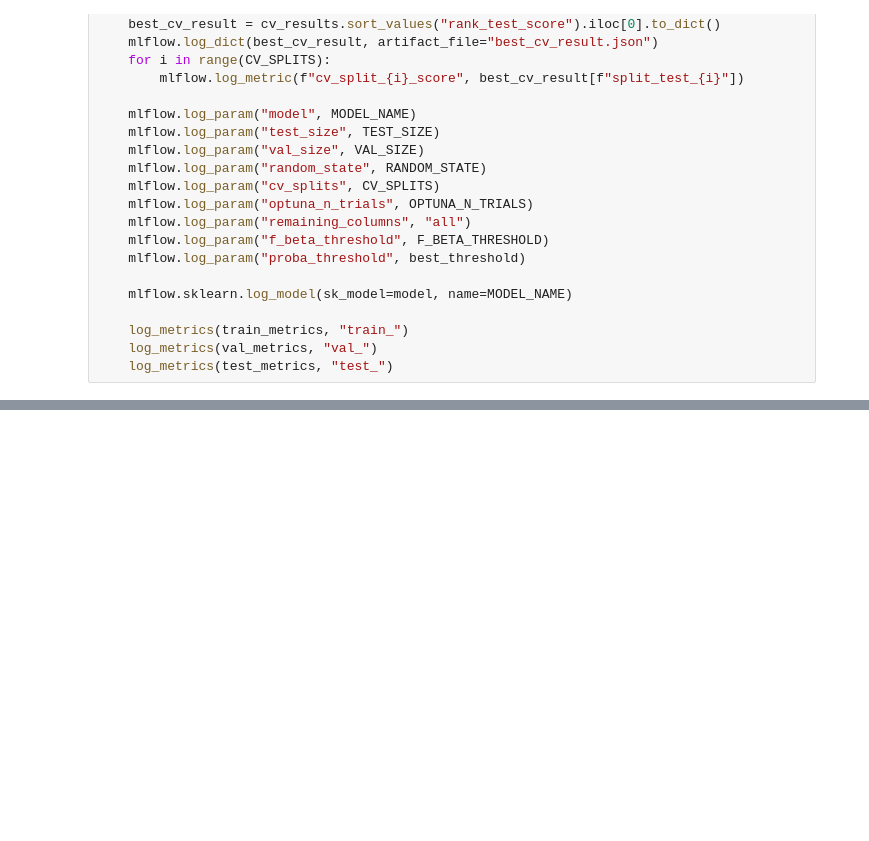
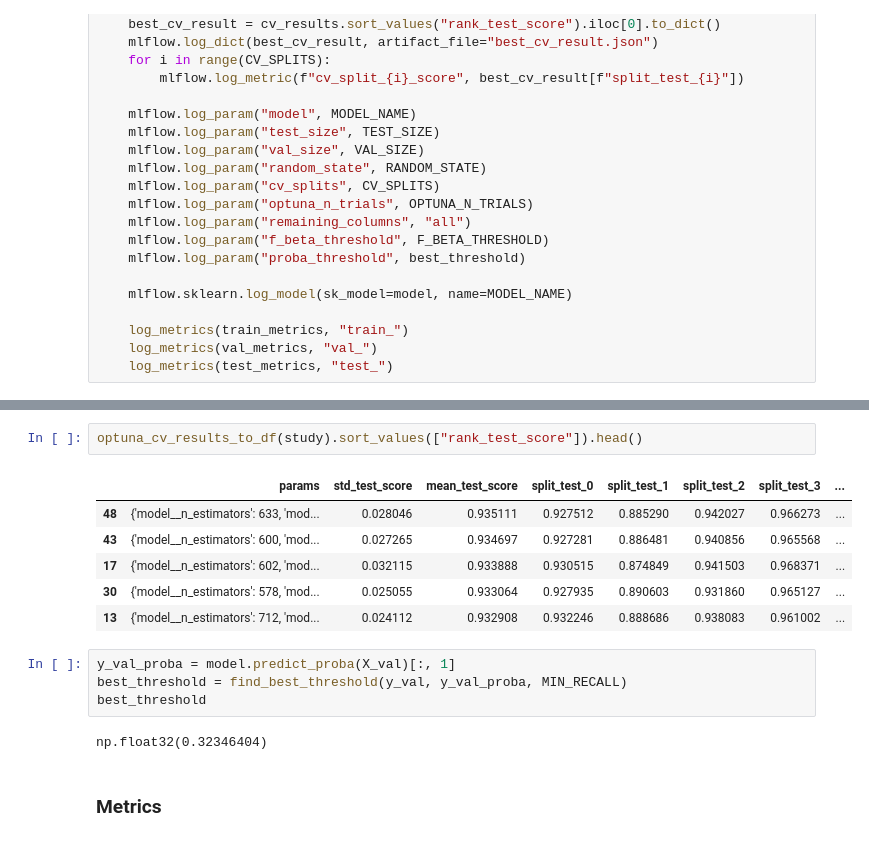
Before and after one commit to Lymuthien/heart_failure, a Jupyter notebook: notebooks/5.1-xgboost.ipynb, the cells around one changed output, grey strips where cells are left out. Saved outputs shown, nothing was run; the diff lists cells and outputs as text; blank space fills up the shorter version.

```diff
--- a/notebooks/5.1-xgboost.ipynb
+++ b/notebooks/5.1-xgboost.ipynb
@@ -180,0 +209,17 @@ with mlflow.start_run(run_name=MODEL_NAME) as run:
+# %%
+optuna_cv_results_to_df(study).sort_values(["rank_test_score"]).head()
+# %% [output]
+|  | params | std_test_score | mean_test_score | split_test_0 | split_test_1 | split_test_2 | split_test_3 | ... |
+| 48 | {'model__n_estimators': 633, 'mod... | 0.028046 | 0.935111 | 0.927512 | 0.885290 | 0.942027 | 0.966273 | ... |
+| 43 | {'model__n_estimators': 600, 'mod... | 0.027265 | 0.934697 | 0.927281 | 0.886481 | 0.940856 | 0.965568 | ... |
+| 17 | {'model__n_estimators': 602, 'mod... | 0.032115 | 0.933888 | 0.930515 | 0.874849 | 0.941503 | 0.968371 | ... |
+| 30 | {'model__n_estimators': 578, 'mod... | 0.025055 | 0.933064 | 0.927935 | 0.890603 | 0.931860 | 0.965127 | ... |
+| 13 | {'model__n_estimators': 712, 'mod... | 0.024112 | 0.932908 | 0.932246 | 0.888686 | 0.938083 | 0.961002 | ... |
+# %%
+y_val_proba = model.predict_proba(X_val)[:, 1]
+best_threshold = find_best_threshold(y_val, y_val_proba, MIN_RECALL)
+best_threshold
+# %% [output]
+np.float32(0.32346404)
+# %% [markdown]
+### Metrics
```
Also changed, not shown: parts of 10 cells of this notebook, 1 other file.
